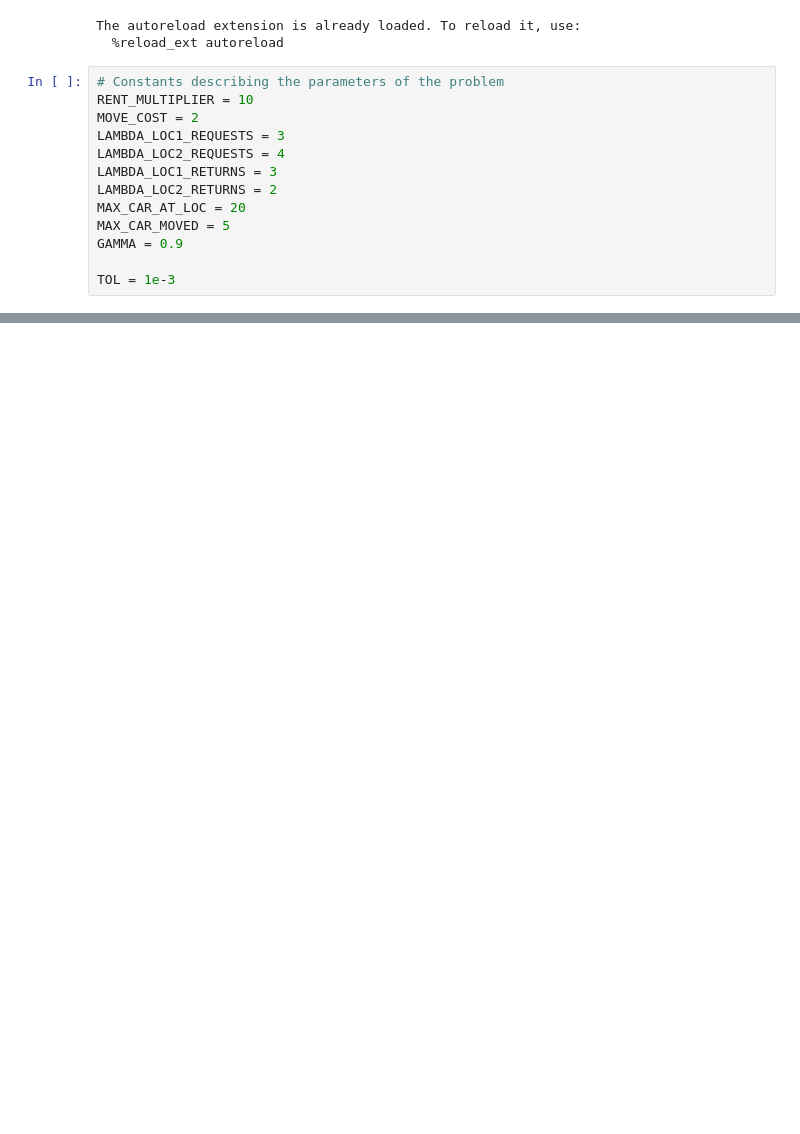
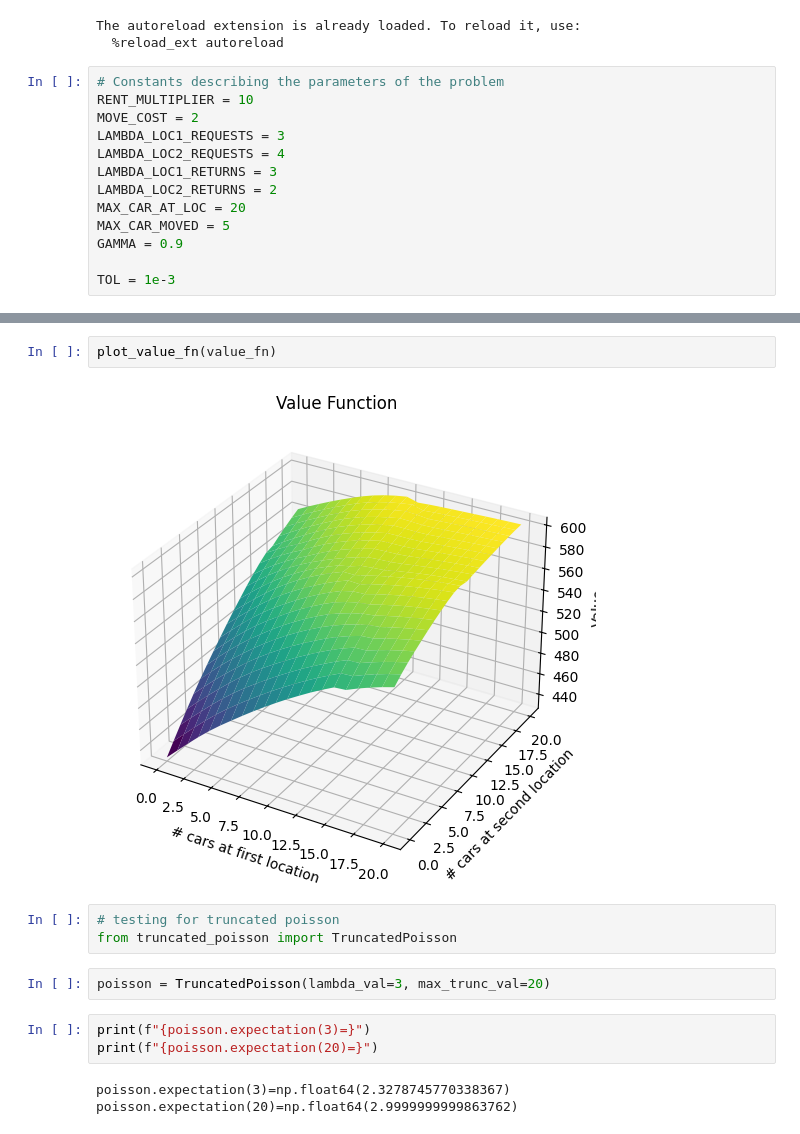
Before and after one commit to SirjanK/rl-book-solutions, a Jupyter notebook: dynamic_programming/car_rental.ipynb, the cells around one changed output, grey strips where cells are left out. Saved outputs shown, nothing was run; the diff lists cells and outputs as text; blank space fills up the shorter version.

```diff
--- a/dynamic_programming/car_rental.ipynb
+++ b/dynamic_programming/car_rental.ipynb
@@ -78,0 +164,15 @@ plt.plot(x, poisson.expectation(x))
+# %%
+plot_value_fn(value_fn)
+# %% [output]
+[figure, added]
+# %%
+# testing for truncated poisson
+from truncated_poisson import TruncatedPoisson
+# %%
+poisson = TruncatedPoisson(lambda_val=3, max_trunc_val=20)
+# %%
+print(f"{poisson.expectation(3)=}")
+print(f"{poisson.expectation(20)=}")
+# %% [output]
+poisson.expectation(3)=np.float64(2.3278745770338367)
+poisson.expectation(20)=np.float64(2.9999999999863762)
```
Also changed, not shown: parts of 20 cells of this notebook, 1 other file.
